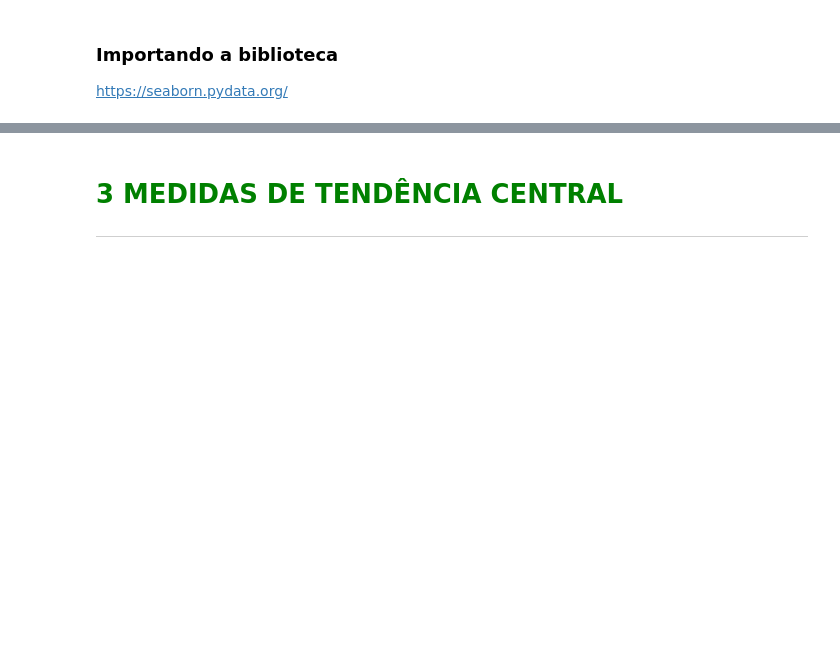
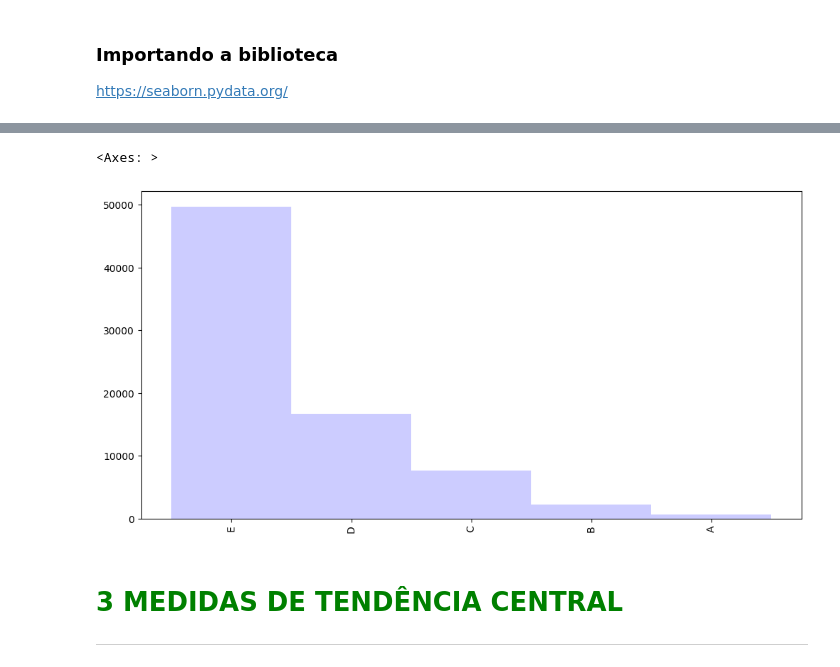
Before and after one commit to angelomaia/alura-cursos, a Jupyter notebook: Formação Estatística com Python/Curso_de_Estatística_Parte_1.ipynb, the cells around one changed output, grey strips where cells are left out. Drawn from its saved outputs; the diff is of its cells as text; code cells hidden in the pictures; blank space fills up the shorter version.

```diff
--- a/Formação Estatística com Python/Curso_de_Estatística_Parte_1.ipynb
+++ b/Formação Estatística com Python/Curso_de_Estatística_Parte_1.ipynb
@@ -361,3 +361,11 @@ pd.cut(x = dados.Renda,
 76839    E
 Name: Renda, Length: 76840, dtype: category
 Categories (5, object): ['E' < 'D' < 'C' < 'B' < 'A']
+# %%
+frequencia = pd.value_counts(
+    pd.cut(x = dados.Renda,
+       bins = classes,
+       labels = labels,
+       include_lowest = True)
+)
+frequencia
@@ -363,0 +379,9 @@ Categories (5, object): ['E' < 'D' < 'C' < 'B' < 'A']
+# %%
+percentual = pd.value_counts(
+    pd.cut(x = dados.Renda,
+       bins = classes,
+       labels = labels,
+       include_lowest = True),
+       normalize = True
+)
+percentual
@@ -363,0 +395,5 @@ Categories (5, object): ['E' < 'D' < 'C' < 'B' < 'A']
+# %%
+dist_freq_quantitativas_personalizadas = pd.DataFrame(
+    {'Frequencia': frequencia, '\|Porcentagem (%)' : percentual}
+)
+dist_freq_quantitativas_personalizadas
@@ -388,3 +582,8 @@ https://seaborn.pydata.org/
+# %%
+dist_freq_quantitativas_personalizadas['Frequencia'].plot.bar(width = 1, color = 'blue', alpha = 0.2, figsize = (12,6))
+# %% [output]
+<Axes: >
+[figure, added]
 # %% [markdown]
 # <font color=green>3 MEDIDAS DE TENDÊNCIA CENTRAL</font>
 ***
```
Also changed, not shown: parts of 18 cells of this notebook.
